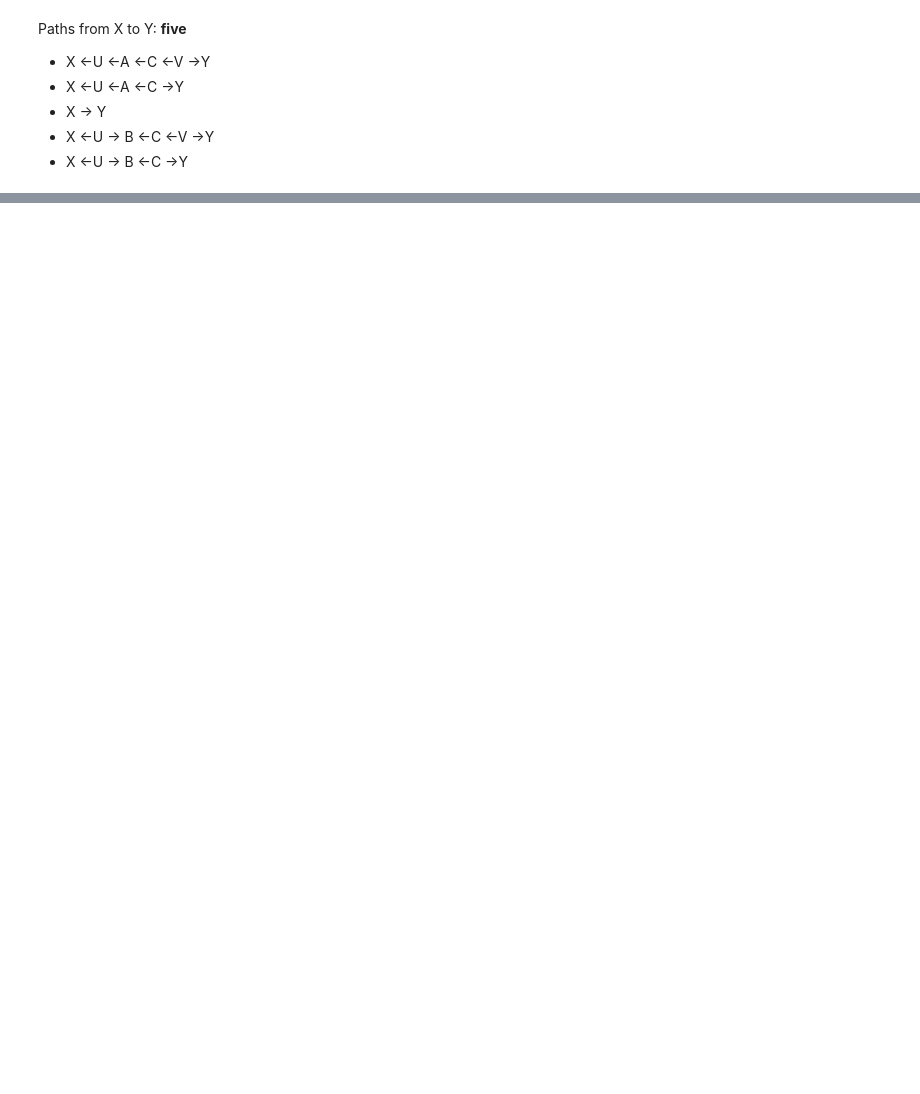
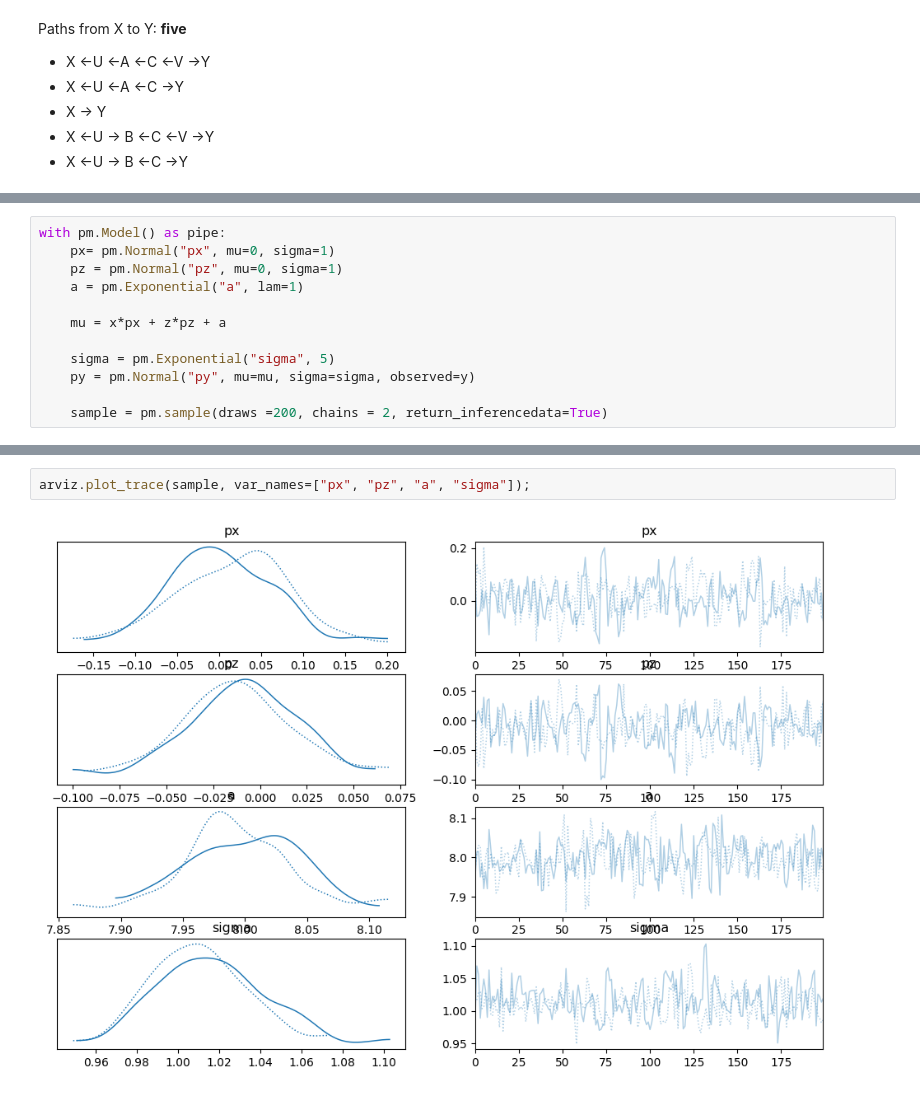
Before and after one commit to CarJung/statisitcal-rethinking, a Jupyter notebook: Rethinking_2/End_of_chapter_problems/chapter_6 answears.ipynb, the cells around one changed output, grey strips where cells are left out. Cells and saved outputs as stored; diff of their text form; blank space fills up the shorter version.

```diff
--- a/Rethinking_2/End_of_chapter_problems/chapter_6 answears.ipynb
+++ b/Rethinking_2/End_of_chapter_problems/chapter_6 answears.ipynb
@@ -99,0 +122,12 @@ Paths from X to Y:
+# %%
+with pm.Model() as pipe:
+    px= pm.Normal("px", mu=0, sigma=1)
+    pz = pm.Normal("pz", mu=0, sigma=1)
+    a = pm.Exponential("a", lam=1)
+
+    mu = x*px + z*pz + a
+
+    sigma = pm.Exponential("sigma", 5)
+    py = pm.Normal("py", mu=mu, sigma=sigma, observed=y)
+
+    sample = pm.sample(draws =200, chains = 2, return_inferencedata=True)
@@ -99,0 +151,4 @@ Paths from X to Y:
+# %%
+arviz.plot_trace(sample, var_names=["px", "pz", "a", "sigma"]);
+# %% [output]
+[figure, added]
```
Also changed, not shown: parts of 48 cells of this notebook, 3 other files.
